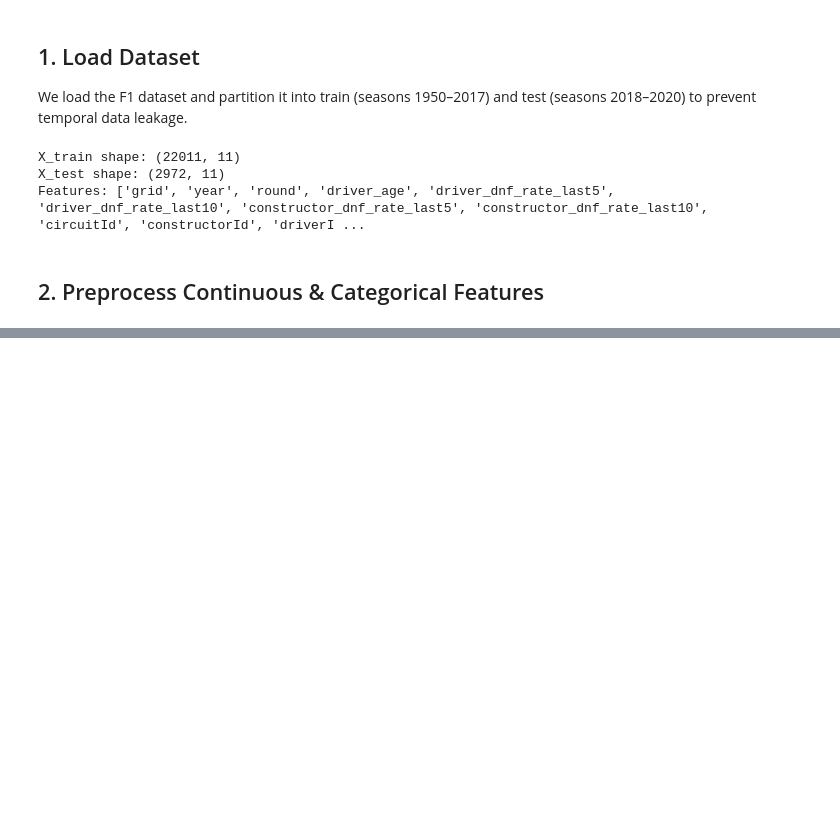
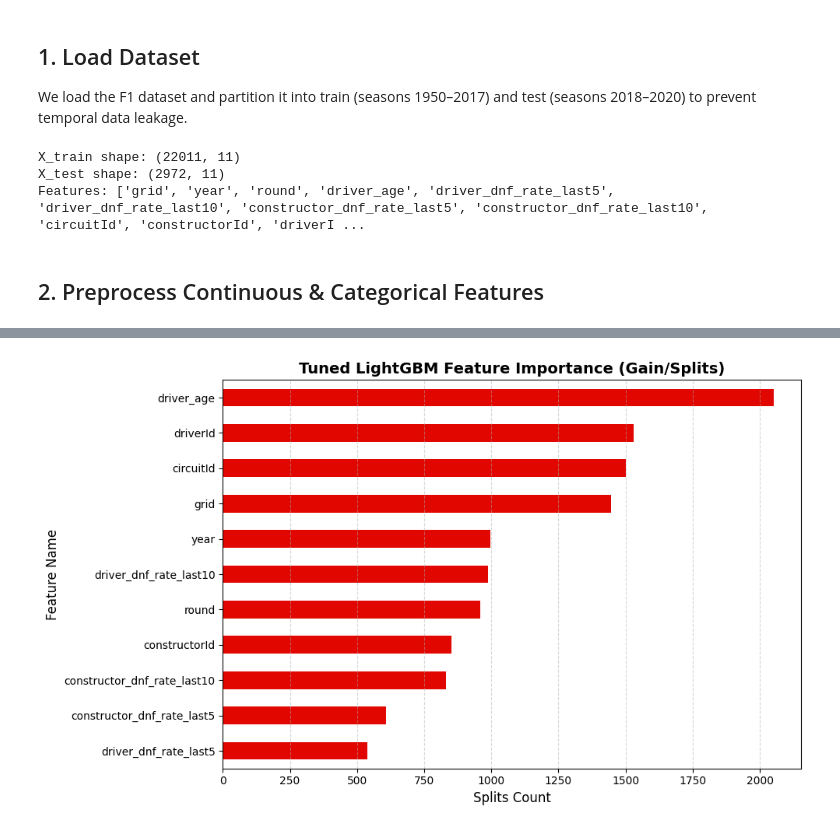
Before and after one commit to brianjjing/dsc148-f1-project, a Jupyter notebook: model/all_models.ipynb, the cells around one changed output, grey strips where cells are left out. Drawn from its saved outputs; the diff is of its cells as text; code cells hidden in the pictures; blank space fills up the shorter version.

```diff
--- a/model/all_models.ipynb
+++ b/model/all_models.ipynb
@@ -140,0 +295,16 @@ print(f"ROC-AUC: {roc_auc_score(y_test, lgb_probs):.4f}")
+# %%
+# Chart 3: LightGBM Feature Importance
+importance = lgb_tuned.feature_importances_
+features = X_train.columns
+df_importance = pd.DataFrame({"Feature": features, "Importance": importance}).sort_values("Importance", ascending=True)
+
+fig, ax = plt.subplots(figsize=(10, 6))
+df_importance.plot(kind="barh", x="Feature", y="Importance", ax=ax, color="#e10600", legend=False)
+ax.set_title("Tuned LightGBM Feature Importance (Gain/Splits)", fontsize=14, fontweight="bold")
+ax.set_xlabel("Splits Count", fontsize=12)
+ax.set_ylabel("Feature Name", fontsize=12)
+ax.grid(axis="x", linestyle="--", alpha=0.5)
+plt.tight_layout()
+plt.show()
+# %% [output]
+[figure, added]
```
Also changed, not shown: parts of 18 cells of this notebook.
